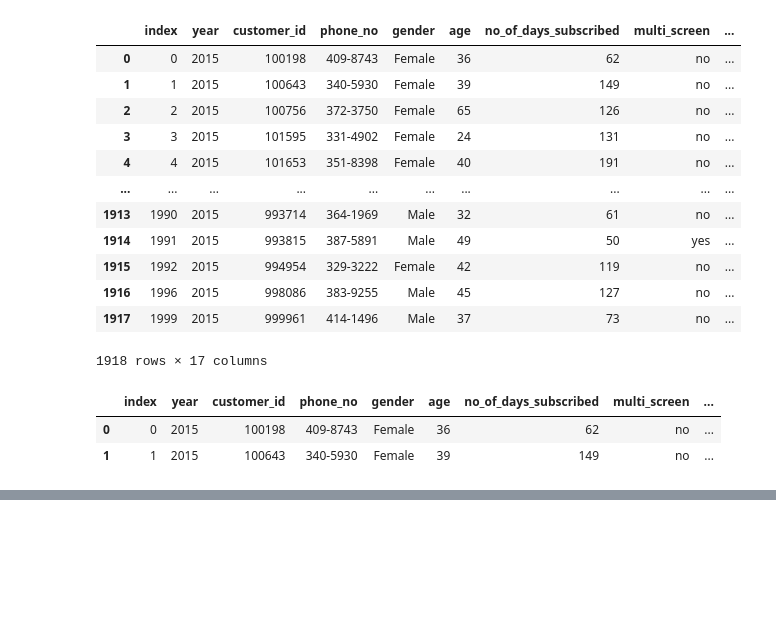
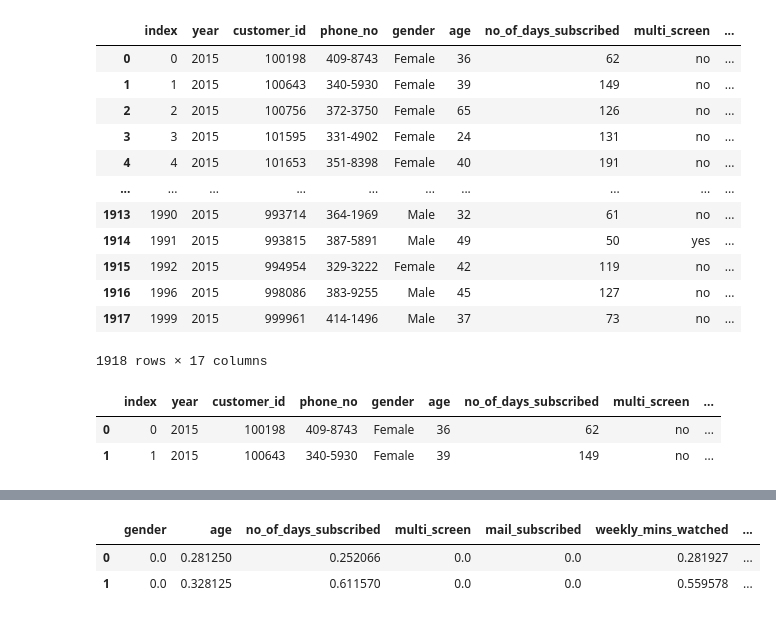
Before and after one commit to Pratikrajejadhav/Ml_End_toEnd_Projects, a Jupyter notebook: Classification Model/Model.ipynb, the cells around one changed output, grey strips where cells are left out. Cells and saved outputs as stored; diff of their text form; code cells hidden in the pictures; blank space fills up the shorter version.

```diff
--- a/Classification Model/Model.ipynb
+++ b/Classification Model/Model.ipynb
@@ -136,0 +178,13 @@ LE.fit_transform
+# %%
+# normalize the data
+
+normal = MinMaxScaler()
+cols_to_normalize = df.columns[:-1]
+normal.fit(df[cols_to_normalize])
+df[cols_to_normalize] = normal.transform(df[cols_to_normalize])
+# %%
+df.head(2)
+# %% [output]
+|  | gender | age | no_of_days_subscribed | multi_screen | mail_subscribed | weekly_mins_watched | ... |
+| 0 | 0.0 | 0.281250 | 0.252066 | 0.0 | 0.0 | 0.281927 | ... |
+| 1 | 0.0 | 0.328125 | 0.611570 | 0.0 | 0.0 | 0.559578 | ... |
```
Also changed, not shown: parts of 11 cells of this notebook, 3 other files.
